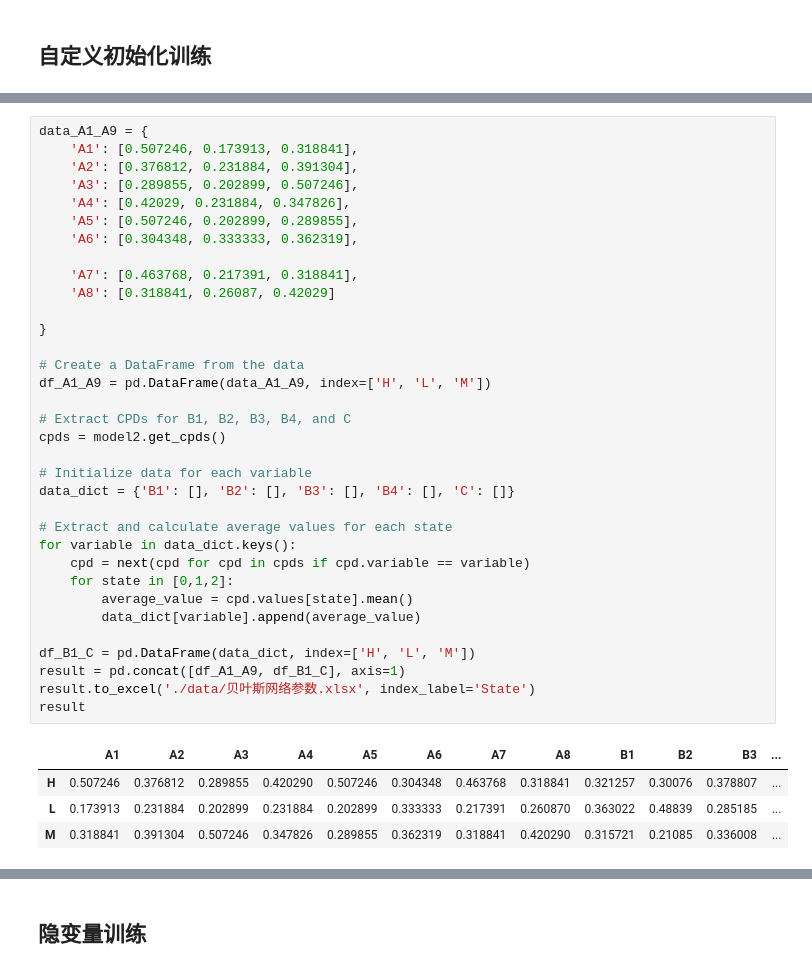
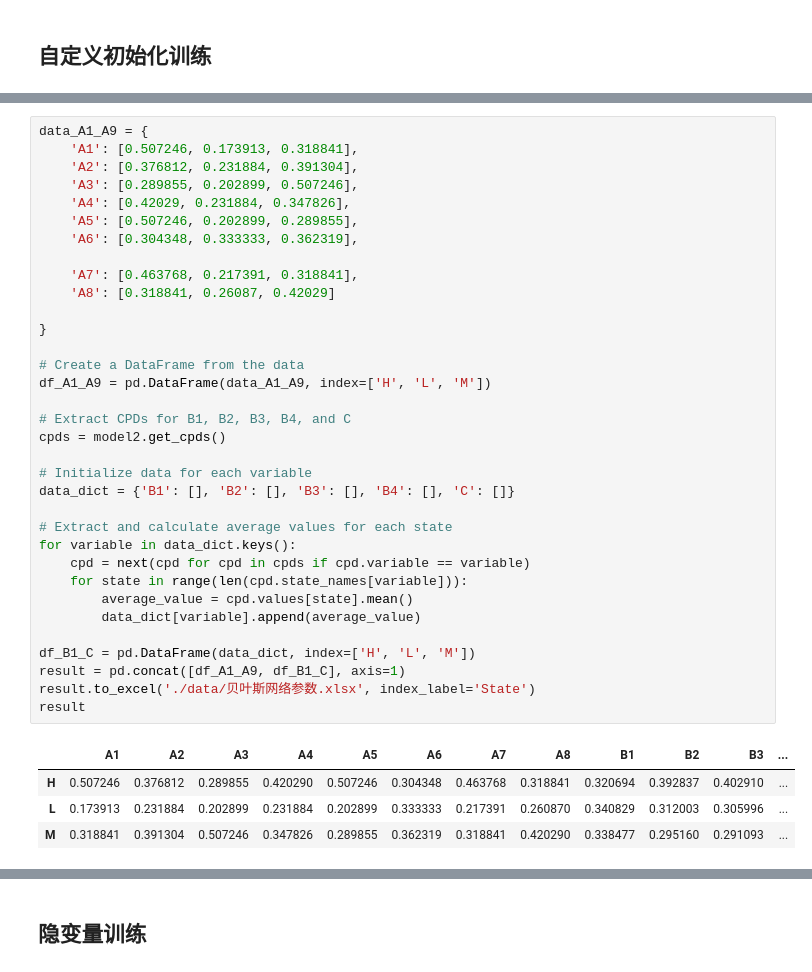
Before and after one commit to Zhou1317fe5/ml-projects, a Jupyter notebook: 贝叶斯危化品仓储风险分析/code/HCSRW_BayesianNetwork.ipynb, the cells around one changed output, grey strips where cells are left out. Cells and saved outputs as stored; diff of their text form.

```diff
--- a/贝叶斯危化品仓储风险分析/code/HCSRW_BayesianNetwork.ipynb
+++ b/贝叶斯危化品仓储风险分析/code/HCSRW_BayesianNetwork.ipynb
@@ -461,37 +461,37 @@ data_A1_A9 = {
     'A4': [0.42029, 0.231884, 0.347826],
     'A5': [0.507246, 0.202899, 0.289855],
     'A6': [0.304348, 0.333333, 0.362319],
 
     'A7': [0.463768, 0.217391, 0.318841],
     'A8': [0.318841, 0.26087, 0.42029]
 
 }
 
 # Create a DataFrame from the data
 df_A1_A9 = pd.DataFrame(data_A1_A9, index=['H', 'L', 'M'])
 
 # Extract CPDs for B1, B2, B3, B4, and C
 cpds = model2.get_cpds()
 
 # Initialize data for each variable
 data_dict = {'B1': [], 'B2': [], 'B3': [], 'B4': [], 'C': []}
 
 # Extract and calculate average values for each state
 for variable in data_dict.keys():
     cpd = next(cpd for cpd in cpds if cpd.variable == variable)
-    for state in [0,1,2]:
+    for state in range(len(cpd.state_names[variable])):
         average_value = cpd.values[state].mean()
         data_dict[variable].append(average_value)
 
 df_B1_C = pd.DataFrame(data_dict, index=['H', 'L', 'M'])
 result = pd.concat([df_A1_A9, df_B1_C], axis=1)
 result.to_excel('./data/贝叶斯网络参数.xlsx', index_label='State')
 result
 # %% [output]
 |  | A1 | A2 | A3 | A4 | A5 | A6 | A7 | A8 | B1 | B2 | B3 | ... |
-| H | 0.507246 | 0.376812 | 0.289855 | 0.420290 | 0.507246 | 0.304348 | 0.463768 | 0.318841 | 0.321257 | 0.30076 | 0.378807 | ... |
-| L | 0.173913 | 0.231884 | 0.202899 | 0.231884 | 0.202899 | 0.333333 | 0.217391 | 0.260870 | 0.363022 | 0.48839 | 0.285185 | ... |
-| M | 0.318841 | 0.391304 | 0.507246 | 0.347826 | 0.289855 | 0.362319 | 0.318841 | 0.420290 | 0.315721 | 0.21085 | 0.336008 | ... |
+| H | 0.507246 | 0.376812 | 0.289855 | 0.420290 | 0.507246 | 0.304348 | 0.463768 | 0.318841 | 0.320694 | 0.392837 | 0.402910 | ... |
+| L | 0.173913 | 0.231884 | 0.202899 | 0.231884 | 0.202899 | 0.333333 | 0.217391 | 0.260870 | 0.340829 | 0.312003 | 0.305996 | ... |
+| M | 0.318841 | 0.391304 | 0.507246 | 0.347826 | 0.289855 | 0.362319 | 0.318841 | 0.420290 | 0.338477 | 0.295160 | 0.291093 | ... |
 # %%
 data_sum=data_random.T
 
```
Also changed, not shown: parts of 4 cells of this notebook.
